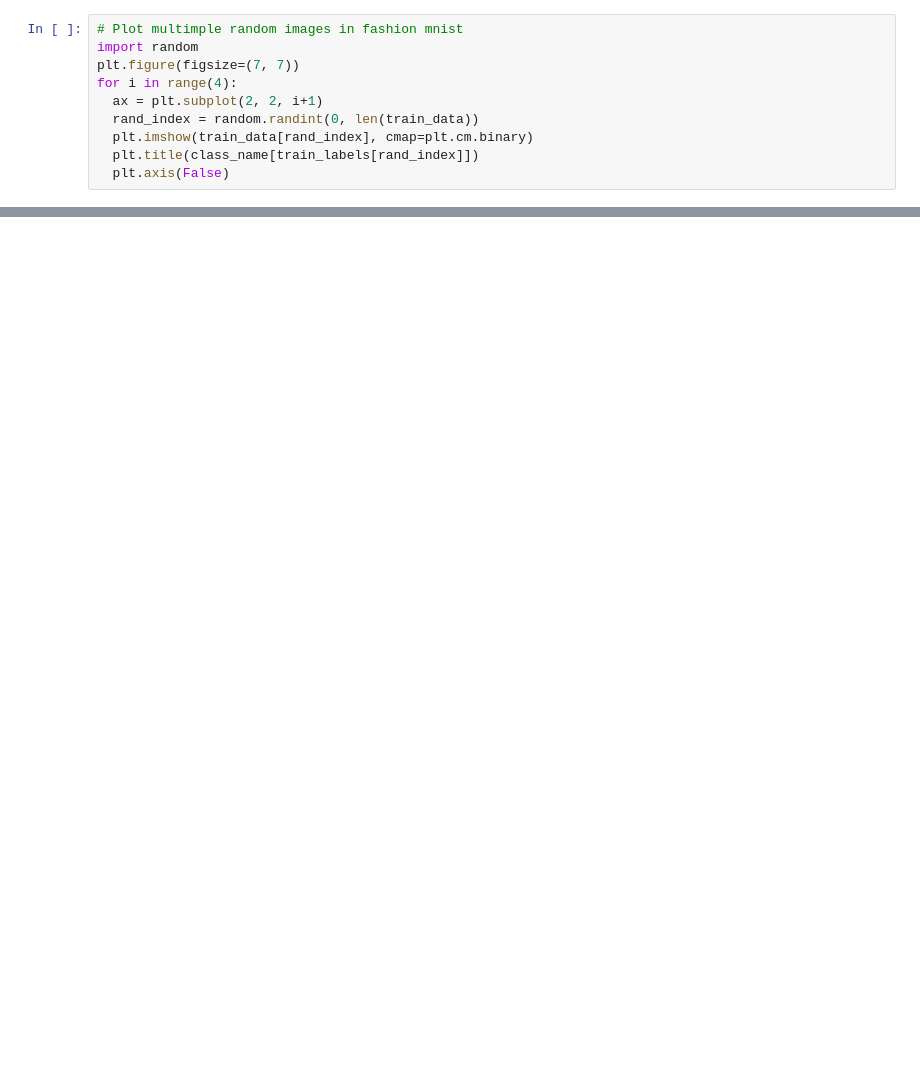
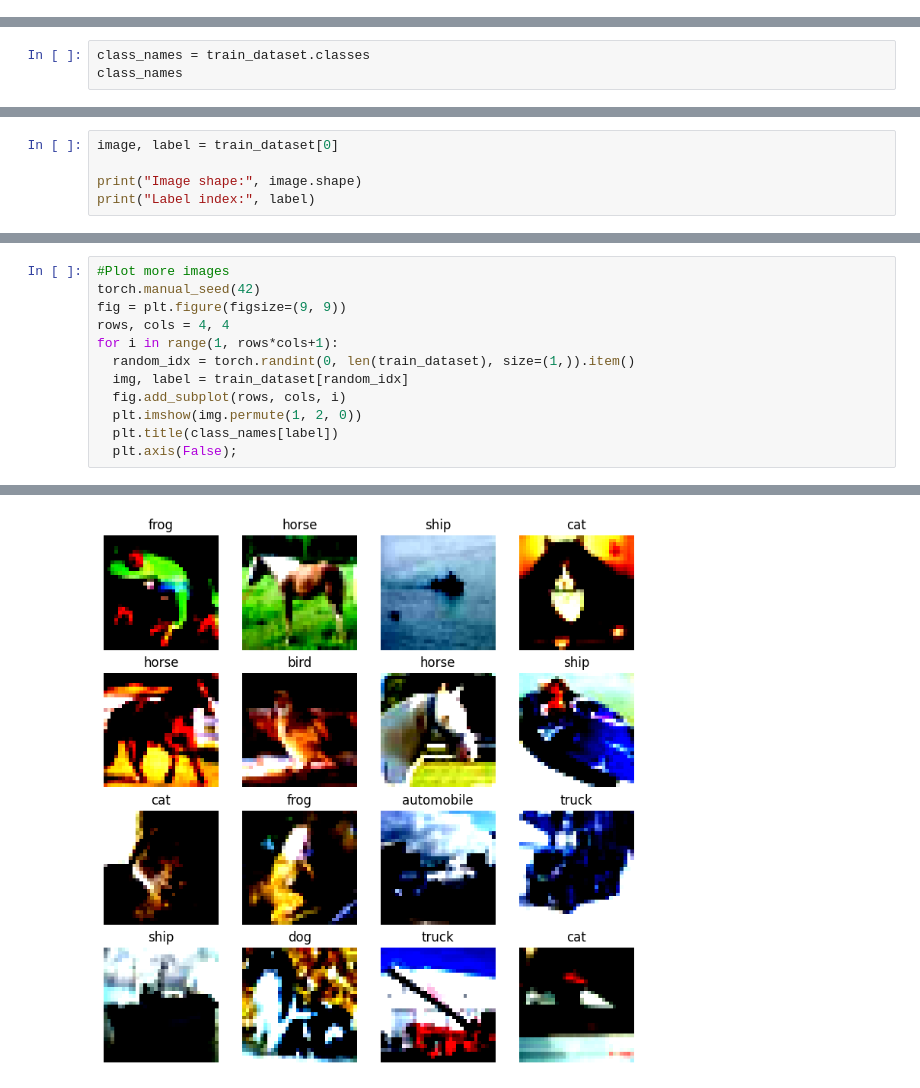
Before and after one commit to ahmadshajhan/Ahmad, a Jupyter notebook: Untitled0.ipynb, the cells around one changed output, grey strips where cells are left out. Saved outputs shown, nothing was run; the diff lists cells and outputs as text; blank space fills up the shorter version.

```diff
--- a/Untitled0.ipynb
+++ b/Untitled0.ipynb
@@ -1047,10 +2,0 @@ Text(0.5, 1.0, 'Pullover')
-# %%
-# Plot multimple random images in fashion mnist
-import random
-plt.figure(figsize=(7, 7))
-for i in range(4):
-  ax = plt.subplot(2, 2, i+1)
-  rand_index = random.randint(0, len(train_data))
-  plt.imshow(train_data[rand_index], cmap=plt.cm.binary)
-  plt.title(class_name[train_labels[rand_index]])
-  plt.axis(False)
@@ -1468,0 +102,3 @@ plot_model(model_15, show_shapes=True)
+# %%
+class_names = train_dataset.classes
+class_names
@@ -1468,0 +154,5 @@ plot_model(model_15, show_shapes=True)
+# %%
+image, label = train_dataset[0]
+
+print("Image shape:", image.shape)
+print("Label index:", label)
@@ -1468,0 +174,13 @@ plot_model(model_15, show_shapes=True)
+# %%
+#Plot more images
+torch.manual_seed(42)
+fig = plt.figure(figsize=(9, 9))
+rows, cols = 4, 4
+for i in range(1, rows*cols+1):
+  random_idx = torch.randint(0, len(train_dataset), size=(1,)).item()
+  img, label = train_dataset[random_idx]
+  fig.add_subplot(rows, cols, i)
+  plt.imshow(img.permute(1, 2, 0))
+  plt.title(class_names[label])
+  plt.axis(False);
+# %% [output]
@@ -1468,0 +203 @@ plot_model(model_15, show_shapes=True)
+[figure, added]
```
Also changed, not shown: parts of 204 cells of this notebook.
